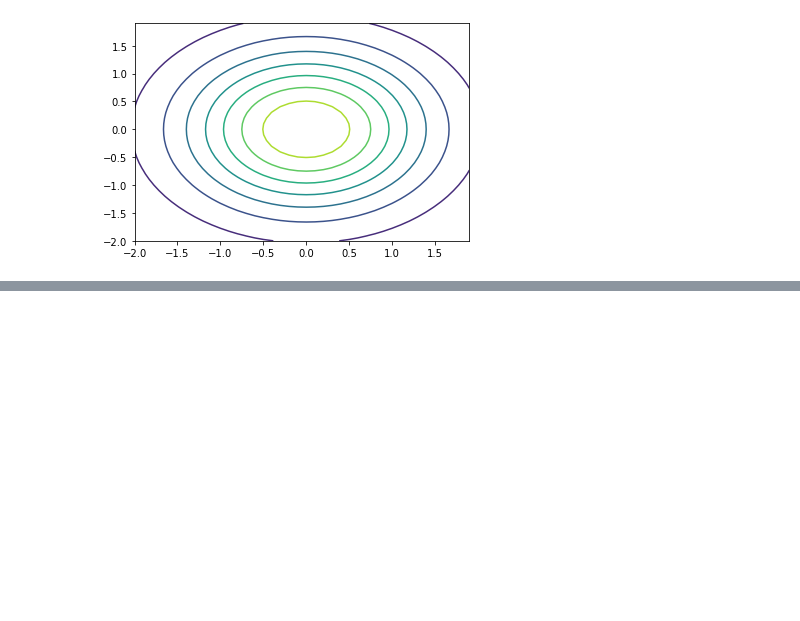
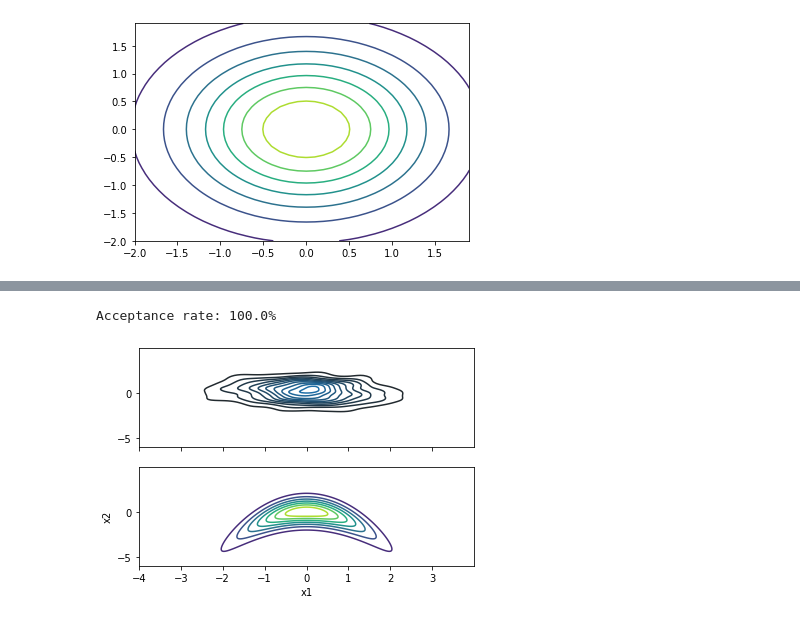
Before and after one commit to GeorgeLiang3/repository1, a Jupyter notebook: Banana_0.1-Bayes inference.ipynb, the cells around one changed output, grey strips where cells are left out. Saved outputs shown, nothing was run; the diff lists cells and outputs as text; code cells hidden in the pictures; blank space fills up the shorter version.

```diff
--- a/Banana_0.1-Bayes inference.ipynb
+++ b/Banana_0.1-Bayes inference.ipynb
@@ -312,0 +330,5 @@ chain_plot(result)
+# %%
+# generate some observations
+c = 0
+y = tf.random.normal([100],mean = 0,stddev = 1)
+y
@@ -312,0 +410,35 @@ chain_plot(result)
+# %%
+# set up Hamiltonian MC
+hmc_kernel = tfp.mcmc.HamiltonianMonteCarlo(
+    target_log_prob_fn=target_log_prob_fn,
+    step_size=0.1,
+    num_leapfrog_steps=5)
+
+states, kernel_results = tfp.mcmc.sample_chain(
+    num_results=Nsamples,
+    num_burnin_steps=Nburn,
+    current_state=[qtheta1, qtheta2],
+    kernel=hmc_kernel)
+# %%
+a = kernel_results.is_accepted
+samples = tf.stack(states, axis=-1)
+samples = samples.numpy()
+accepted = a.numpy()
+
+x1 = samples[:,0]
+y1 = samples[:,1]
+
+x_accepted = []
+y_accepted =[]
+for i in range(accepted.shape[0]):
+    if accepted[i-1]==True:
+        x_accepted = np.append(x_accepted,samples[i-1,0])
+        y_accepted = np.append(y_accepted,samples[i-1,1])
+f,(ax1,ax2) = plt.subplots(2,1,sharex =True, sharey = True)
+sns.kdeplot(x_accepted,y_accepted,ax=ax1)
+
+plot_true()
+print('Acceptance rate: %0.1f%%' % (100*(x_accepted.shape[0]/Nsamples)))
+# %% [output]
+Acceptance rate: 100.0%
+[figure, added]
```
Also changed, not shown: parts of 26 cells of this notebook, 4 other files.
